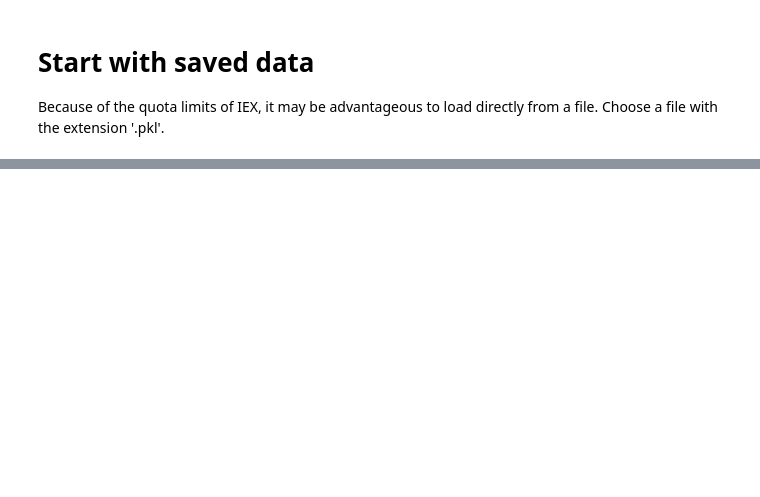
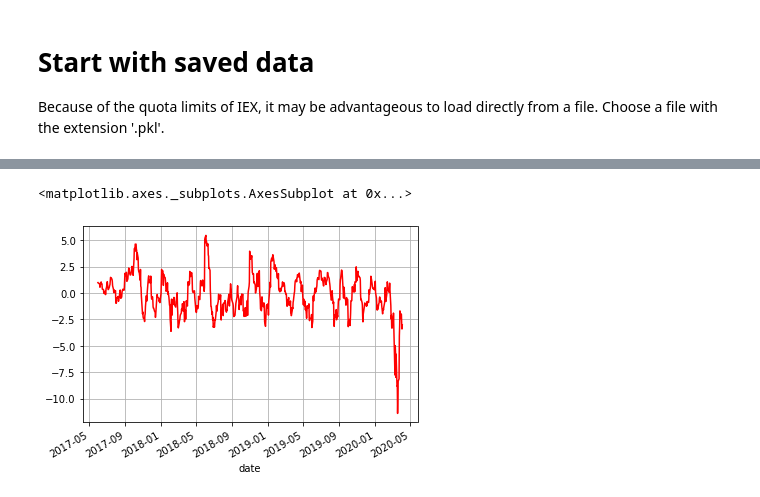
Before and after one commit to TensorMan/training-and-reference, a Jupyter notebook: Misc/Equity IEX New.ipynb, the cells around one changed output, grey strips where cells are left out. Saved outputs shown, nothing was run; the diff lists cells and outputs as text; code cells hidden in the pictures; blank space fills up the shorter version.

```diff
--- a/Misc/Equity IEX New.ipynb
+++ b/Misc/Equity IEX New.ipynb
@@ -60,6 +86,9 @@ mpf.plot(d['GM'][-50:],type = 'candlestick', style='charles', volume = True)
 rets=log(d/d.shift(1))
 #rets
 # %%
-(d['GM']['close']-d['GM']['close'].rolling(window=20).mean()).plot(grid=True, style=['red'])
+(d['GM']['Close']-d['GM']['Close'].rolling(window=20).mean()).plot(grid=True, style=['red'])
+# %% [output]
+<matplotlib.axes._subplots.AxesSubplot at 0x...>
+[figure, added]
 # %%
 # Calculate rolling/moving standard deviation over a window and plot
```
Also changed, not shown: parts of 6 cells of this notebook.
